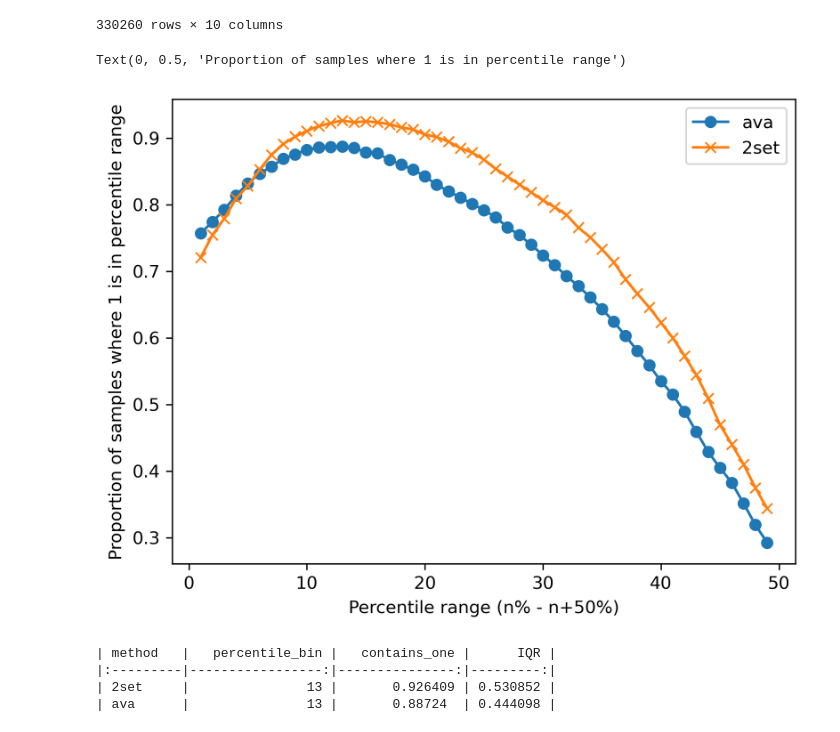
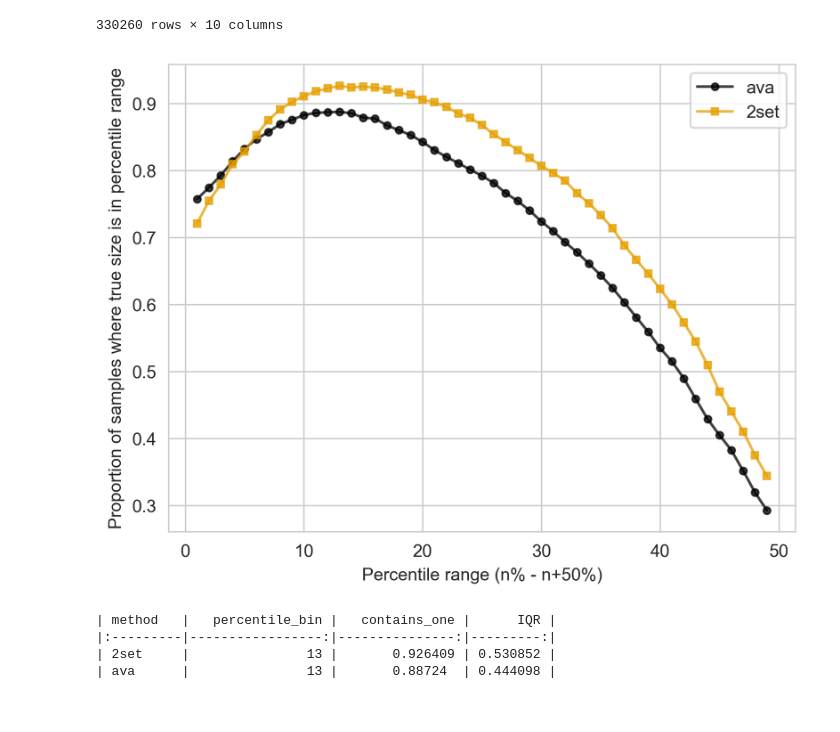
Before and after one commit to mbhall88/lrge, a Jupyter notebook: paper/notebooks/per_read_estimates.ipynb, the cells around one changed output. Cells and saved outputs as stored; diff of their text form; code cells hidden in the pictures.

Commit message:
chore(paper): add percentile range figure

```diff
--- a/paper/notebooks/per_read_estimates.ipynb
+++ b/paper/notebooks/per_read_estimates.ipynb
@@ -7,5 +8,25 @@ import seaborn as sns
+# %%
+FIGURES = Path("../") / 'results/figures'
+FIGURES.mkdir(exist_ok=True)
+TABLES = Path("../") / 'results/tables'
+TABLES.mkdir(exist_ok=True)
+# %%
+named_colors = {
+    "black": "#000000",
+    "orange": "#e69f00",
+    "skyblue": "#56b4e9",
+    "bluish green": "#009e73",
+    "yellow": "#f0e442",
+    "blue": "#0072b2",
+    "vermilion": "#d55e00",
+    "reddish purple": "#cc79a7",
+}
+cud_palette = list(named_colors.values())
+# %%
+sns.set_style("whitegrid")
+sns.set_palette(cud_palette)
 # %%
-df = pd.read_csv("../lrge_per_read_estimates.csv", low_memory=False)
+df = pd.read_csv("../lrge_per_read_estimates.csv.zst", low_memory=False)
 df
 # %% [output]
 |  | accession | method | estimate |
@@ -317,14 +338,14 @@ rng_scan
 # %%
 fig, ax = plt.subplots(dpi=300)
 d = rng_scan.groupby(["method", "percentile_bin"])[["contains_one", "IQR"]].mean().reset_index()
-ax.plot("percentile_bin", "contains_one", data=d.query("method == 'ava'"), marker="o")
-ax.plot("percentile_bin", "contains_one", data=d.query("method == '2set'"), marker="x")
+ax.plot("percentile_bin", "contains_one", data=d.query("method == 'ava'"), marker="o", markersize=4, alpha=0.75)
+ax.plot("percentile_bin", "contains_one", data=d.query("method == '2set'"), marker="s", markersize=4, alpha=0.75)
 ax.legend(["ava", "2set"])
 ax.set_xlabel("Percentile range (n% - n+50%)")
-ax.set_ylabel("Proportion of samples where 1 is in percentile range")
+ax.set_ylabel("Proportion of samples where true size is in percentile range")
+fig.savefig(FIGURES / "percentile_range_scan.pdf")
 # %% [output]
-Text(0, 0.5, 'Proportion of samples where 1 is in percentile range')
-[figure, old version]
+[figure, new version]
 # %%
 # get the maximum IQR and contains_one for each method
 max_ix = d.groupby("method")["contains_one"].idxmax()
```
Also changed, not shown: parts of 2 cells of this notebook, 1 other file.
